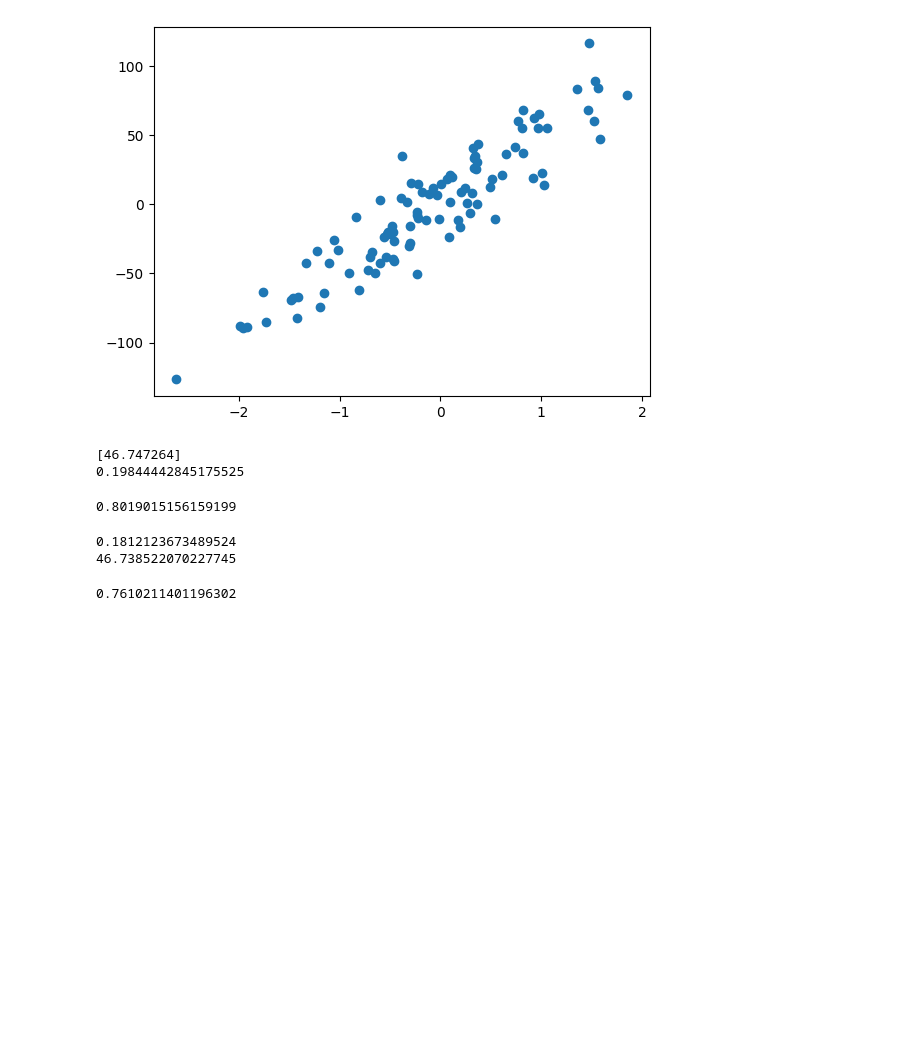
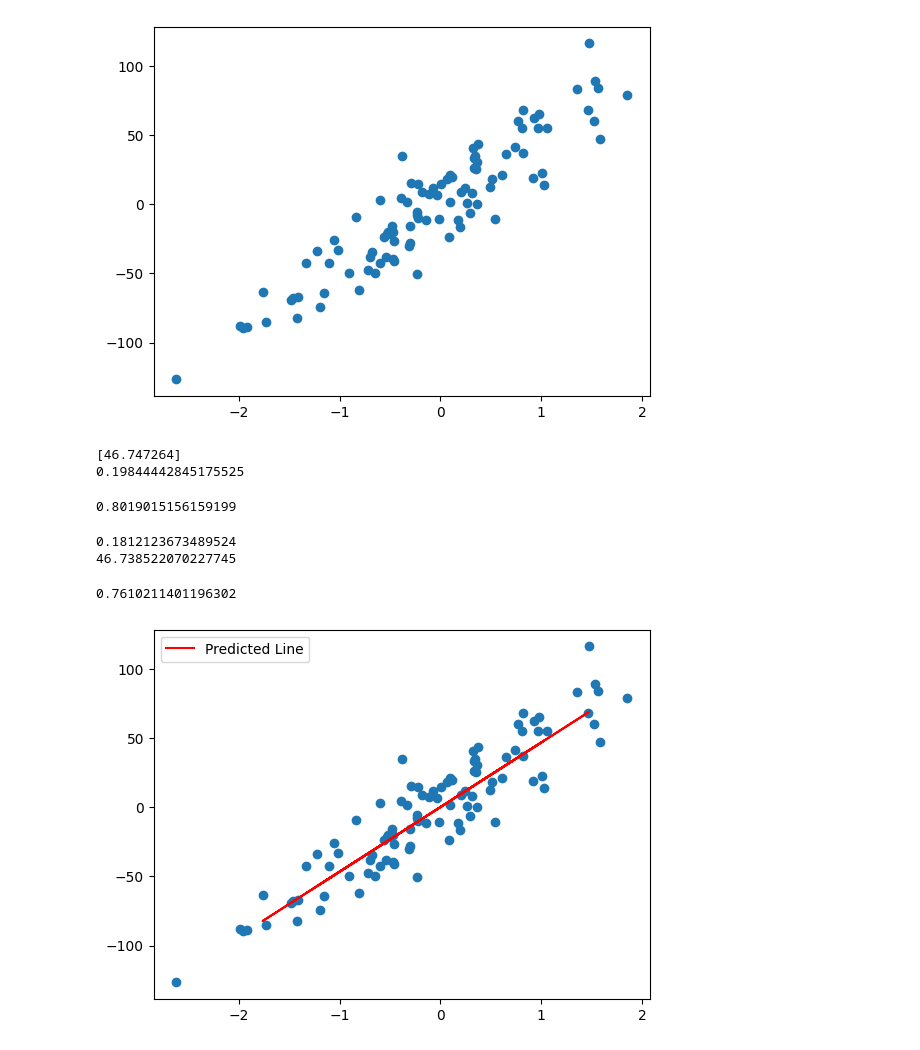
Before and after one commit to tarupathak30/machine_learning_algorithms, a Jupyter notebook: gradient_descent_implementation.ipynb, the cells around one changed output. Drawn from its saved outputs; the diff is of its cells as text; code cells hidden in the pictures; blank space fills up the shorter version.

```diff
--- a/gradient_descent_implementation.ipynb
+++ b/gradient_descent_implementation.ipynb
@@ -69,3 +69,10 @@ y_pred1 = gd.predict(x_test)
 r2_score(y_pred1, y_test)
 # %% [output]
 0.7610211401196302
+# %%
+plt.scatter(X, y)
+plt.plot(x_test, y_pred1, color='red', label='Predicted Line')
+plt.legend()
+plt.show()
+# %% [output]
+[figure, added]
```
